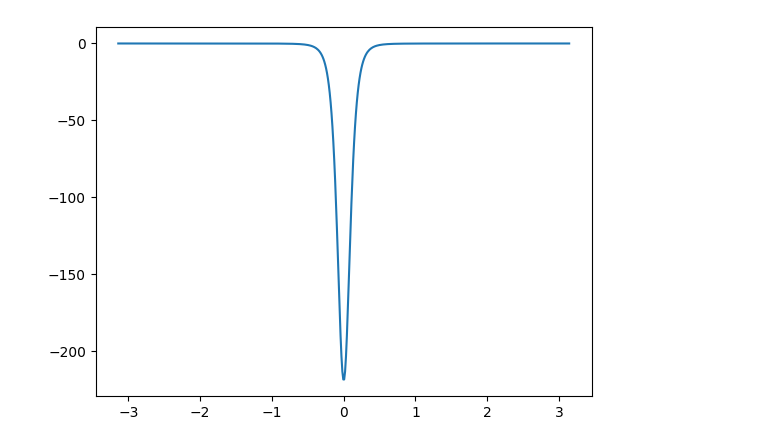
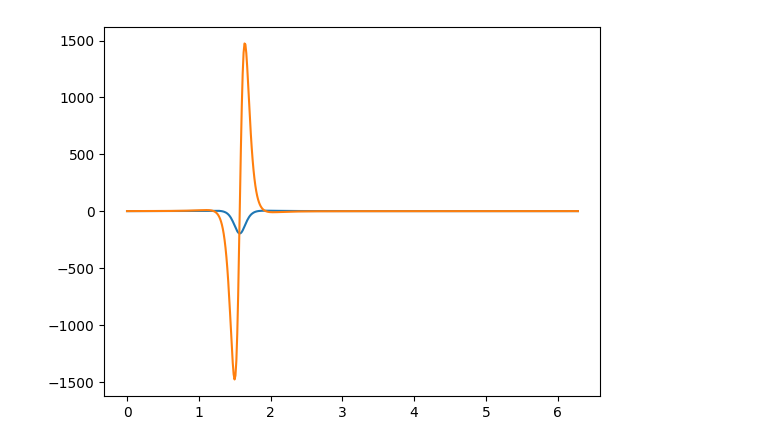
Before and after one commit to Dobel26/MagneticPendulum, a Jupyter notebook: new_sim.ipynb, the cells around one changed output. Cells and saved outputs as stored; diff of their text form; code cells hidden in the pictures.

```diff
--- a/new_sim.ipynb
+++ b/new_sim.ipynb
@@ -155,8 +186,10 @@ plt.gca().plot(crit_points, [0] * len(crit_points), "ro")
 # %%
 m = Magnet([0, 1.2], [0, 1])
-thetas = np.linspace(-np.pi, np.pi, 500)
+thetas = np.linspace(0, 2 * np.pi, 500)
 potentials = [m.potential(theta) for theta in thetas]
+dpotentials = [m.potential_derivative(theta) for theta in thetas]
 plt.plot(thetas, potentials)
+plt.plot(thetas, dpotentials)
 plt.show()
 # %% [output]
-[figure, old version]
+[figure, new version]
```
Also changed, not shown: parts of 2 cells of this notebook, 6 other files.
